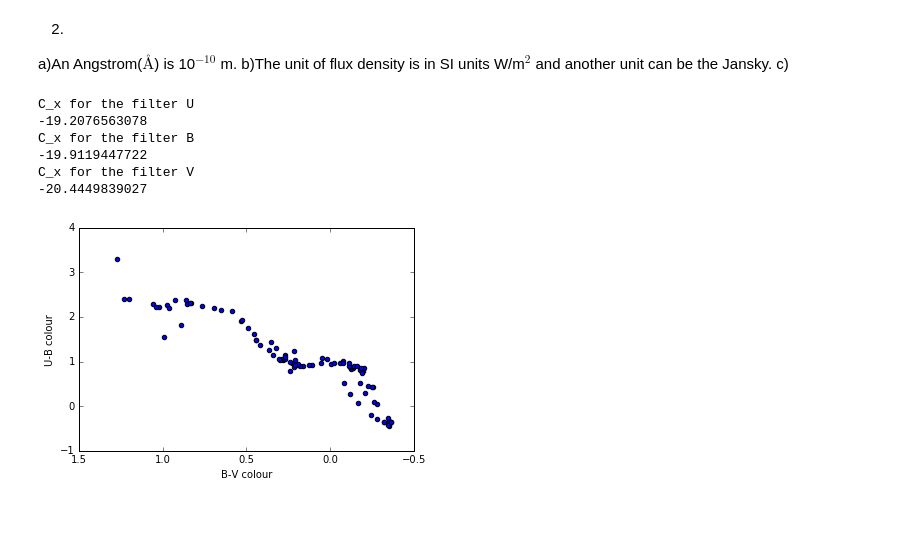
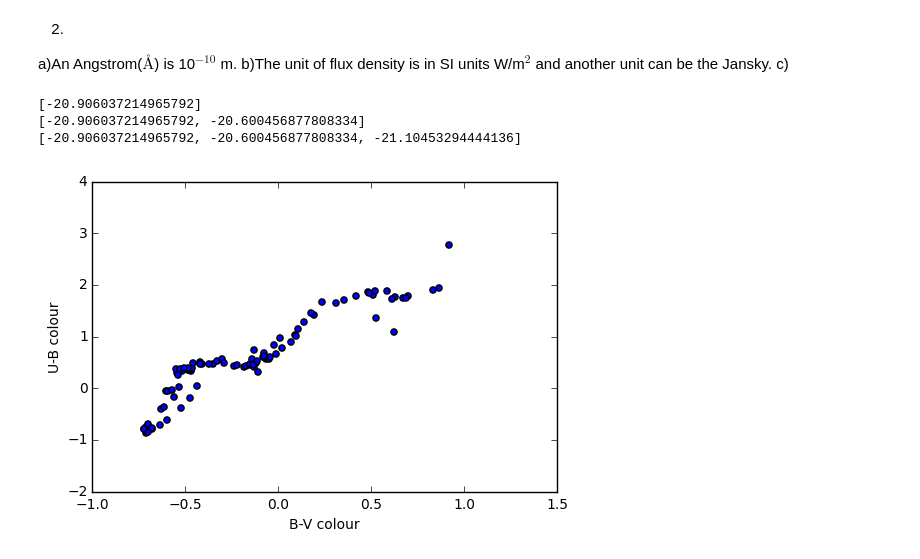
Before and after one commit to DLZRR/AL-OP-2016-2017, a Jupyter notebook: AL&OP 1.ipynb, the cells around one changed output. Saved outputs shown, nothing was run; the diff lists cells and outputs as text; code cells hidden in the pictures; blank space fills up the shorter version.

```diff
--- a/AL&OP 1.ipynb
+++ b/AL&OP 1.ipynb
@@ -81,40 +82,43 @@ Loading BokehJS ...
 a)An Angstrom($\si{\angstrom}$) is 10$^{-10}$ m.
 b)The unit of flux density is in SI units W/m$^2$ and another unit can be the Jansky.
 c)
-# %%
-iets = read('vega.fnu.csv')
-iets.flux = iets.flux*3e16
-name_filter = ["U", "B", "V"]
-lambd_0 = [3659, 4582, 5448]
-lambd_delta = [660, 940, 880]
-l = []
-for i in range(3):
-    iets.loc[(iets['#wavelength'] >= lambd_0[i]-lambd_delta[i]/2) & (iets['#wavelength'] <= lambd_0[i]+lambd_delta[i]/2), 'flux']
-    print("C_x for the filter", name_filter[i])
-    print(2.5*np.log10(np.trapz(iets.loc[(iets['#wavelength'] >= lambd_0[i]-lambd_delta[i]/2) & (iets['#wavelength'] <= lambd_0[i]+lambd_delta[i]/2), 'flux'],iets.loc[(iets['#wavelength'] >= lambd_0[i]-lambd_delta[i]/2) & (iets['#wavelength'] <= lambd_0[i]+lambd_delta[i]/2), '#wavelength'])/(np.trapz(iets.loc[(iets['#wavelength'] >= lambd_0[i]-lambd_delta[i]/2) & (iets['#wavelength'] <= lambd_0[i]+lambd_delta[i]/2), '#wavelength'], iets.loc[(iets['#wavelength'] >= lambd_0[i]-lambd_delta[i]/2) & (iets['#wavelength'] <= lambd_0[i]+lambd_delta[i]/2), '#wavelength']))))
-    l.append(2.5*np.log10(np.trapz(iets.loc[(iets['#wavelength'] >= lambd_0[i]-lambd_delta[i]/2) & (iets['#wavelength'] <= lambd_0[i]+lambd_delta[i]/2), 'flux'],iets.loc[(iets['#wavelength'] >= lambd_0[i]-lambd_delta[i]/2) & (iets['#wavelength'] <= lambd_0[i]+lambd_delta[i]/2), '#wavelength'])/(np.trapz(iets.loc[(iets['#wavelength'] >= lambd_0[i]-lambd_delta[i]/2) & (iets['#wavelength'] <= lambd_0[i]+lambd_delta[i]/2), '#wavelength'], iets.loc[(iets['#wavelength'] >= lambd_0[i]-lambd_delta[i]/2) & (iets['#wavelength'] <= lambd_0[i]+lambd_delta[i]/2), '#wavelength']))))
-# %% [output]
-C_x for the filter U
--19.2076563078
-C_x for the filter B
--19.9119447722
-C_x for the filter V
--20.4449839027
+# %%
+iets = read('vega.fnu.csv')
+iets['#wavelength'] = iets['#wavelength'] * 10
+wavelength = iets['#wavelength']
+iets.flux = iets.flux*3e18/(wavelength**2)
+Flux = iets.flux
+name_filter = ["U", "B", "V"]
+lambd_0 = [3659, 4582, 5448]
+lambd_delta = [660, 940, 880]
+l = []
+
+for i in range(3):
+    lamnieuw = np.linspace(lambd_0[i]-lambd_delta[i]/2,lambd_0[i]+lambd_delta[i]/2, 100)
+    Fnieuw = np.interp(lamnieuw, wavelength, Flux)
+    Cx = 2.5 * np.log10(np.trapz( Fnieuw * lamnieuw, lamnieuw )/ np.trapz(lamnieuw,lamnieuw))
+    Mag = -2.5 * np.log10( np.trapz( Fnieuw * lamnieuw, lamnieuw )/ np.trapz(lamnieuw,lamnieuw) ) + Cx
+    l.append(Cx)
+# %% [output]
+[-20.906037214965792]
+[-20.906037214965792, -20.600456877808334]
+[-20.906037214965792, -20.600456877808334, -21.10453294444136]
 # %%
-mpld3.enable_notebook()
 def m_x(lambd_0,lambd_delta,C_x,iets1):
-    return(-2.5*np.log10(np.trapz(iets1.loc[(iets1['# wavelength'] >= lambd_0-lambd_delta/2) & (iets1['# wavelength'] <= lambd_0+lambd_delta/2), ' flux'],iets1.loc[(iets1['# wavelength'] >= lambd_0-lambd_delta/2) & (iets1['# wavelength'] <= lambd_0+lambd_delta/2), '# wavelength'])/(np.trapz(iets1.loc[(iets1['# wavelength'] >= lambd_0-lambd_delta/2) & (iets1['# wavelength'] <= lambd_0+lambd_delta/2), '# wavelength'], iets1.loc[(iets1['# wavelength'] >= lambd_0-lambd_delta/2) & (iets1['# wavelength'] <= lambd_0+lambd_delta/2), '# wavelength'])))+C_x)
+    lamnieuw = np.linspace(lambd_0-lambd_delta/2,lambd_0+lambd_delta/2, 100)
+    Fnieuw = np.interp(lamnieuw, iets1['# wavelength'], iets1[' flux'])
+    return(-2.5 * np.log10( np.trapz( Fnieuw * lamnieuw, lamnieuw )/ np.trapz(lamnieuw,lamnieuw) ) + Cx)
 
 spectra = read("spectra.list.csv")
 
 for i in spectra['#filename']:
     iets1 = read(i)
     #print("For filter ", name_filter[0],",and the star ", i, ", the magnitude is",m_x(lambd_0[0],lambd_delta[0],l[0],iets1))
     #print("For filter ", name_filter[1],",and the star ", i, ", the magnitude is",m_x(lambd_0[1],lambd_delta[1],l[1],iets1))
     #print("For filter ", name_filter[2],",and the star ", i, ", the magnitude is",m_x(lambd_0[2],lambd_delta[2],l[2],iets1))
     plt.scatter(m_x(lambd_0[1],lambd_delta[1],l[1],iets1)-m_x(lambd_0[2],lambd_delta[2],l[2],iets1), m_x(lambd_0[0],lambd_delta[0],l[0],iets1)-m_x(lambd_0[1],lambd_delta[1],l[1],iets1))
-    plt.xlim(1.5,-0.5)
+    #plt.xlim(1.5,-0.5)
     plt.xlabel("B-V colour")
     plt.ylabel("U-B colour")
 # %% [output]
-[figure, old version]
+[figure, new version]
```
Also changed, not shown: parts of 2 cells of this notebook.
